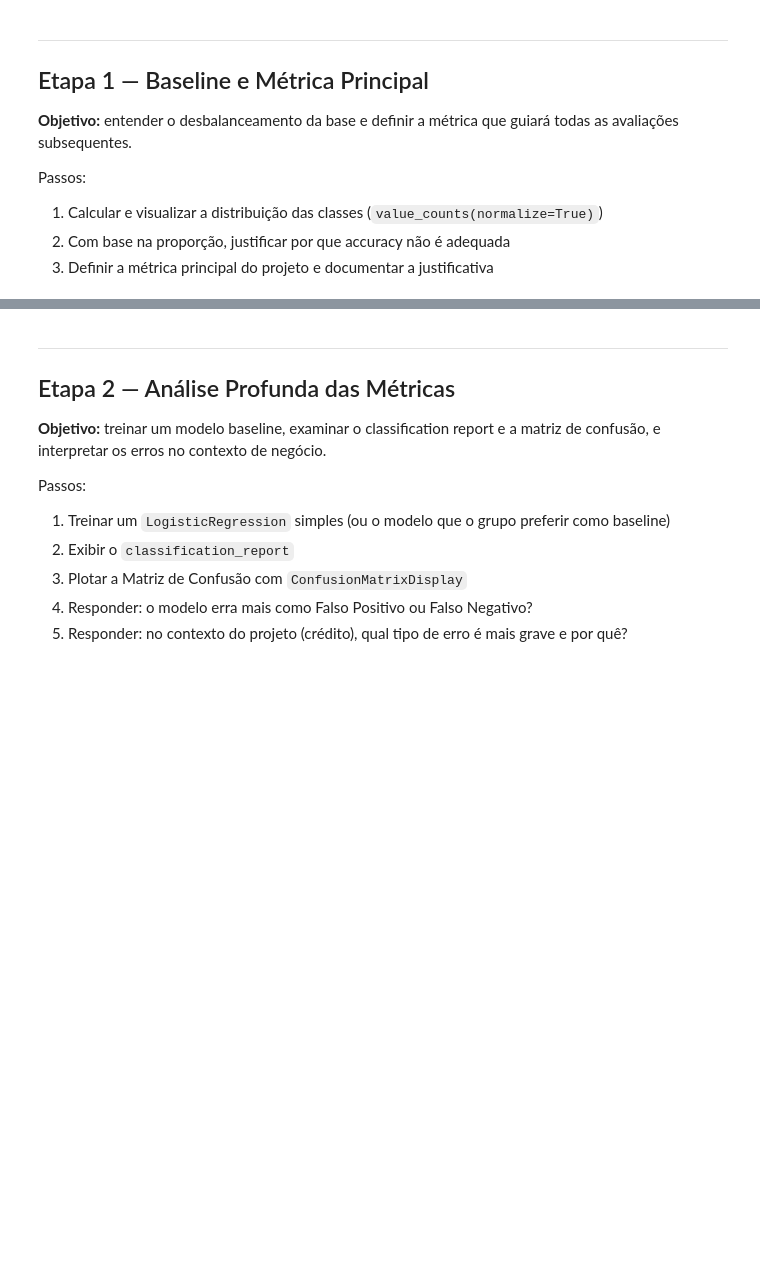
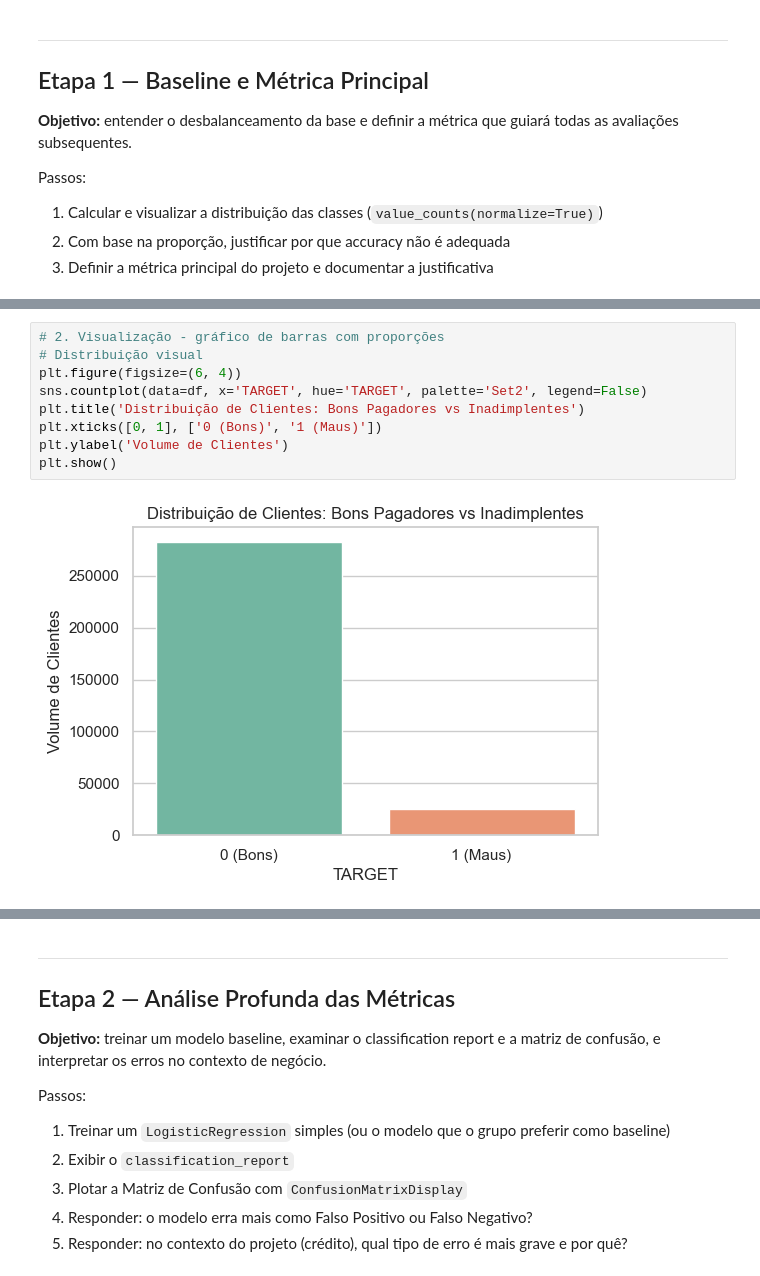
Before and after one commit to becastellani/home-credit-risk, a Jupyter notebook: notebooks/trilha_classificacao.ipynb, the cells around one changed output, grey strips where cells are left out. Cells and saved outputs as stored; diff of their text form; blank space fills up the shorter version.

```diff
--- a/notebooks/trilha_classificacao.ipynb
+++ b/notebooks/trilha_classificacao.ipynb
@@ -81,0 +91,11 @@ Passos:
+# %%
+# 2. Visualização - gráfico de barras com proporções
+# Distribuição visual
+plt.figure(figsize=(6, 4))
+sns.countplot(data=df, x='TARGET', hue='TARGET', palette='Set2', legend=False)
+plt.title('Distribuição de Clientes: Bons Pagadores vs Inadimplentes')
+plt.xticks([0, 1], ['0 (Bons)', '1 (Maus)'])
+plt.ylabel('Volume de Clientes')
+plt.show()
+# %% [output]
+[figure, added]
```
Also changed, not shown: parts of 6 cells of this notebook.
